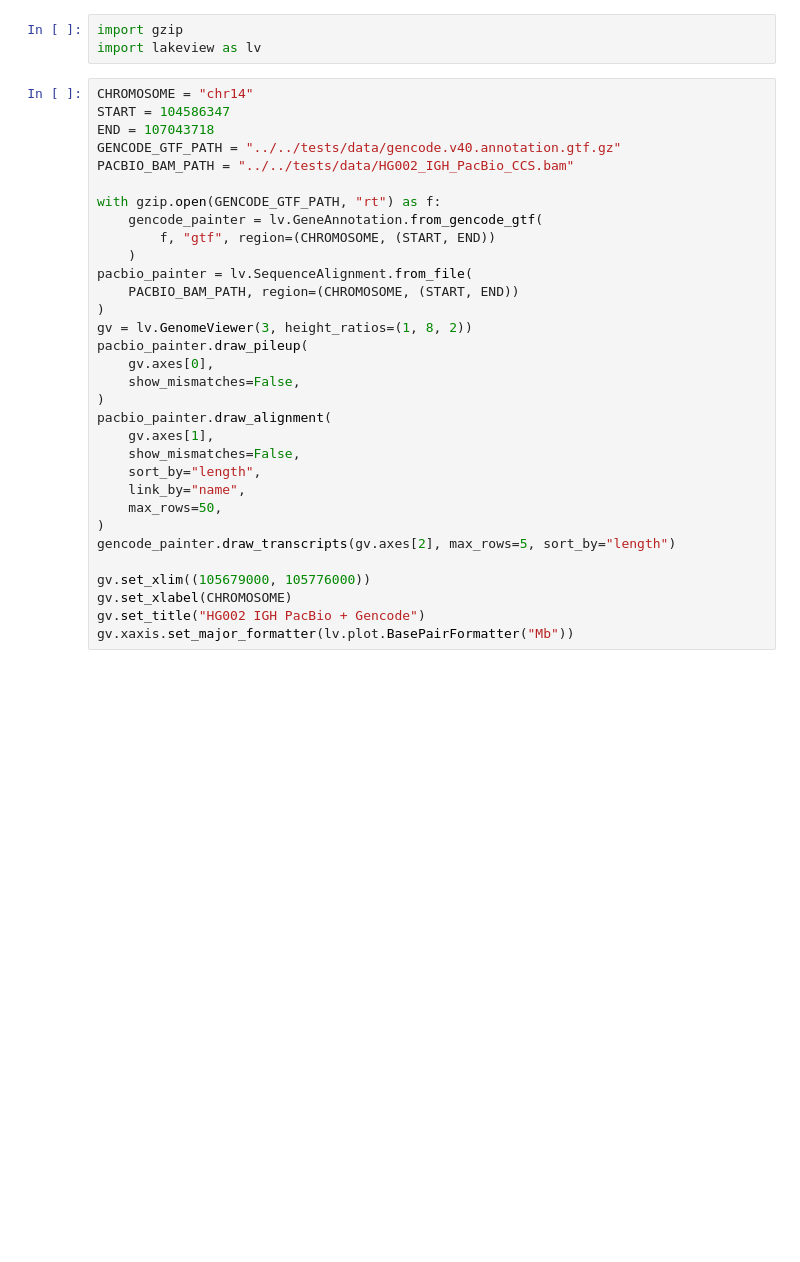
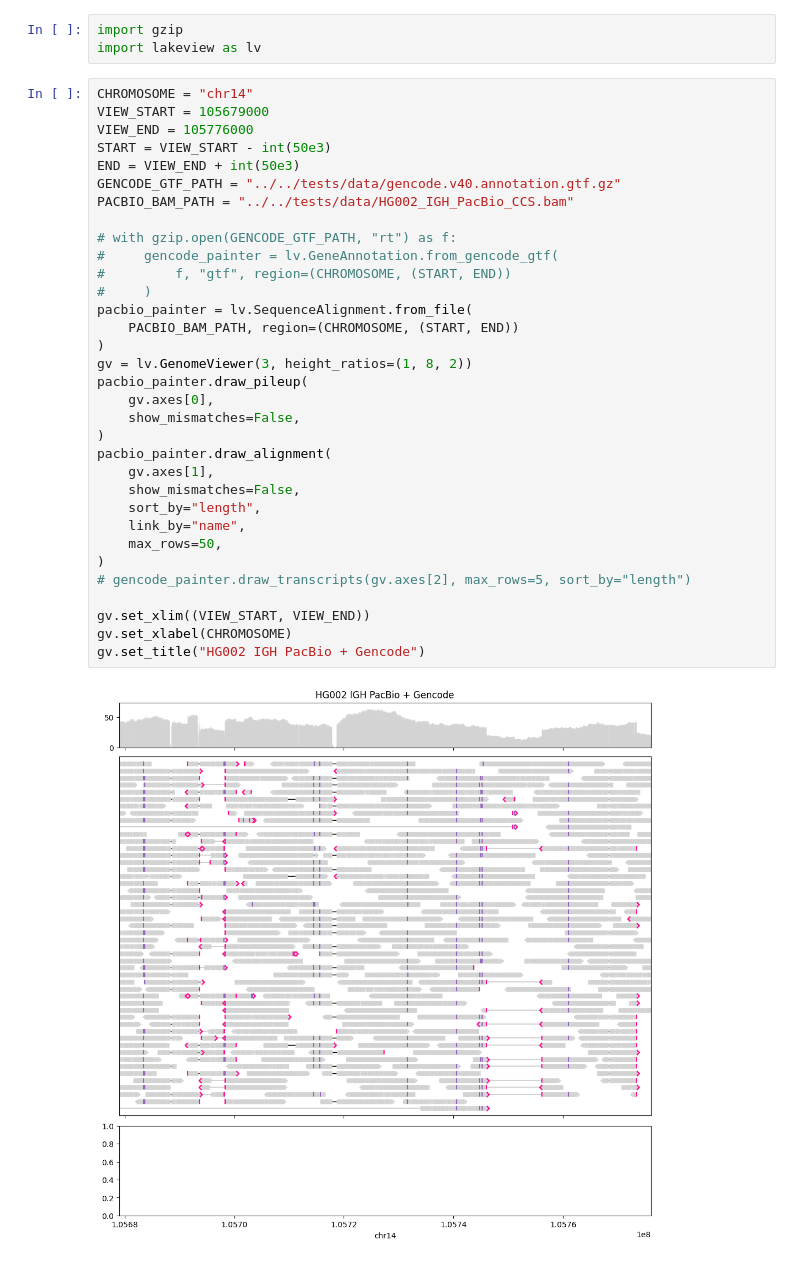
Before and after one commit to jzhang-dev/lakeview, a Jupyter notebook: docs/usage/HG002_IGH.ipynb, the cells around one changed output. Drawn from its saved outputs; the diff is of its cells as text; blank space fills up the shorter version.

Commit message:
Auto tick formatter for GenomeViewer

```diff
--- a/docs/usage/HG002_IGH.ipynb
+++ b/docs/usage/HG002_IGH.ipynb
@@ -5,33 +5,36 @@ import gzip
 import lakeview as lv
 # %%
 CHROMOSOME = "chr14"
-START = 104586347
-END = 107043718
+VIEW_START = 105679000
+VIEW_END = 105776000
+START = VIEW_START - int(50e3)
+END = VIEW_END + int(50e3)
 GENCODE_GTF_PATH = "../../tests/data/gencode.v40.annotation.gtf.gz"
 PACBIO_BAM_PATH = "../../tests/data/HG002_IGH_PacBio_CCS.bam"
 
-with gzip.open(GENCODE_GTF_PATH, "rt") as f:
-    gencode_painter = lv.GeneAnnotation.from_gencode_gtf(
-        f, "gtf", region=(CHROMOSOME, (START, END))
-    )
+# with gzip.open(GENCODE_GTF_PATH, "rt") as f:
+#     gencode_painter = lv.GeneAnnotation.from_gencode_gtf(
+#         f, "gtf", region=(CHROMOSOME, (START, END))
+#     )
 pacbio_painter = lv.SequenceAlignment.from_file(
     PACBIO_BAM_PATH, region=(CHROMOSOME, (START, END))
 )
 gv = lv.GenomeViewer(3, height_ratios=(1, 8, 2))
 pacbio_painter.draw_pileup(
     gv.axes[0],
     show_mismatches=False,
 )
 pacbio_painter.draw_alignment(
     gv.axes[1],
     show_mismatches=False,
     sort_by="length",
     link_by="name",
     max_rows=50,
 )
-gencode_painter.draw_transcripts(gv.axes[2], max_rows=5, sort_by="length")
+# gencode_painter.draw_transcripts(gv.axes[2], max_rows=5, sort_by="length")
 
-gv.set_xlim((105679000, 105776000))
+gv.set_xlim((VIEW_START, VIEW_END))
 gv.set_xlabel(CHROMOSOME)
 gv.set_title("HG002 IGH PacBio + Gencode")
-gv.xaxis.set_major_formatter(lv.plot.BasePairFormatter("Mb"))
+# %% [output]
+[figure, added]
```
Also changed, not shown: parts of 1 cell of this notebook, 8 other files.
